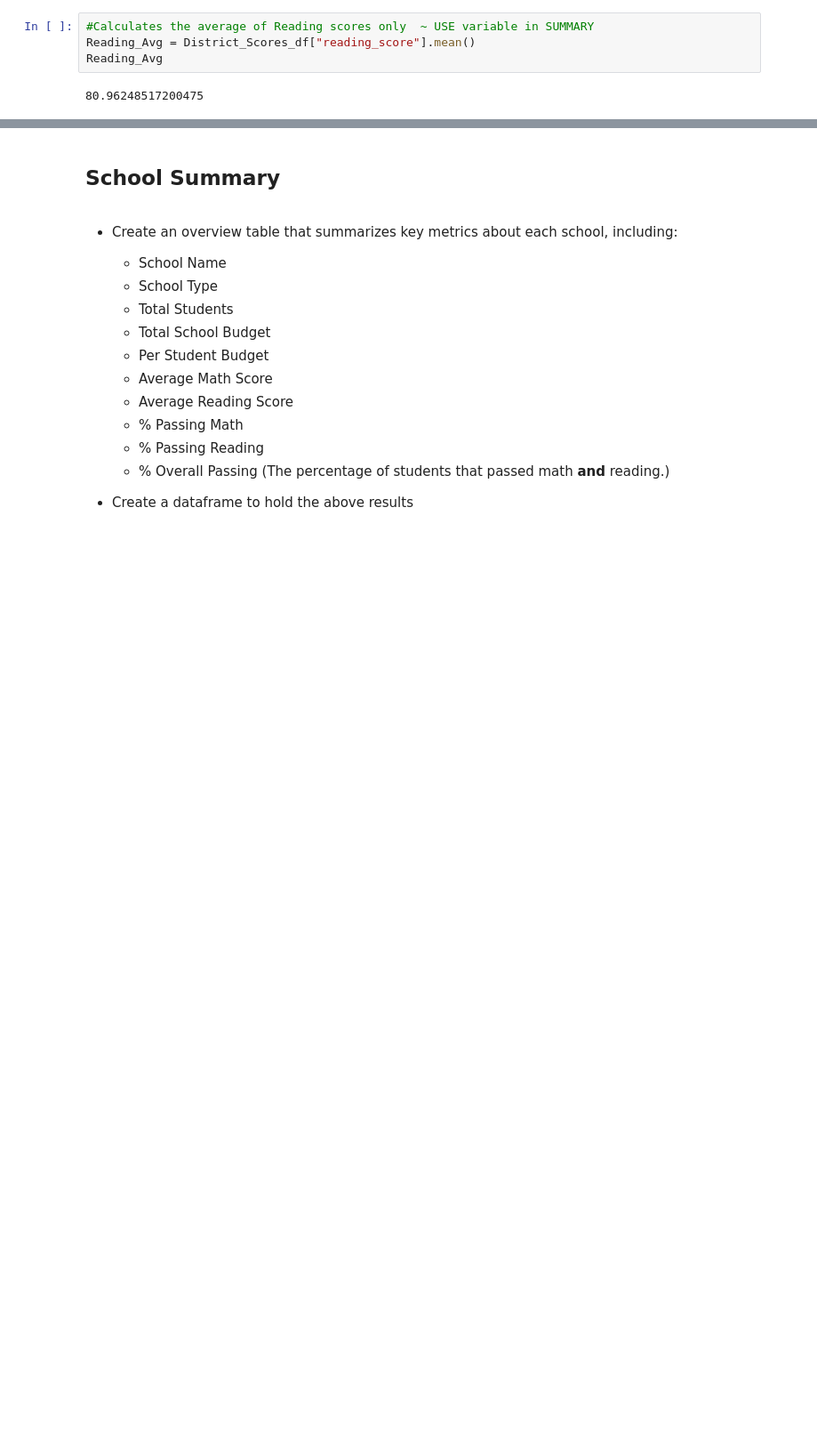
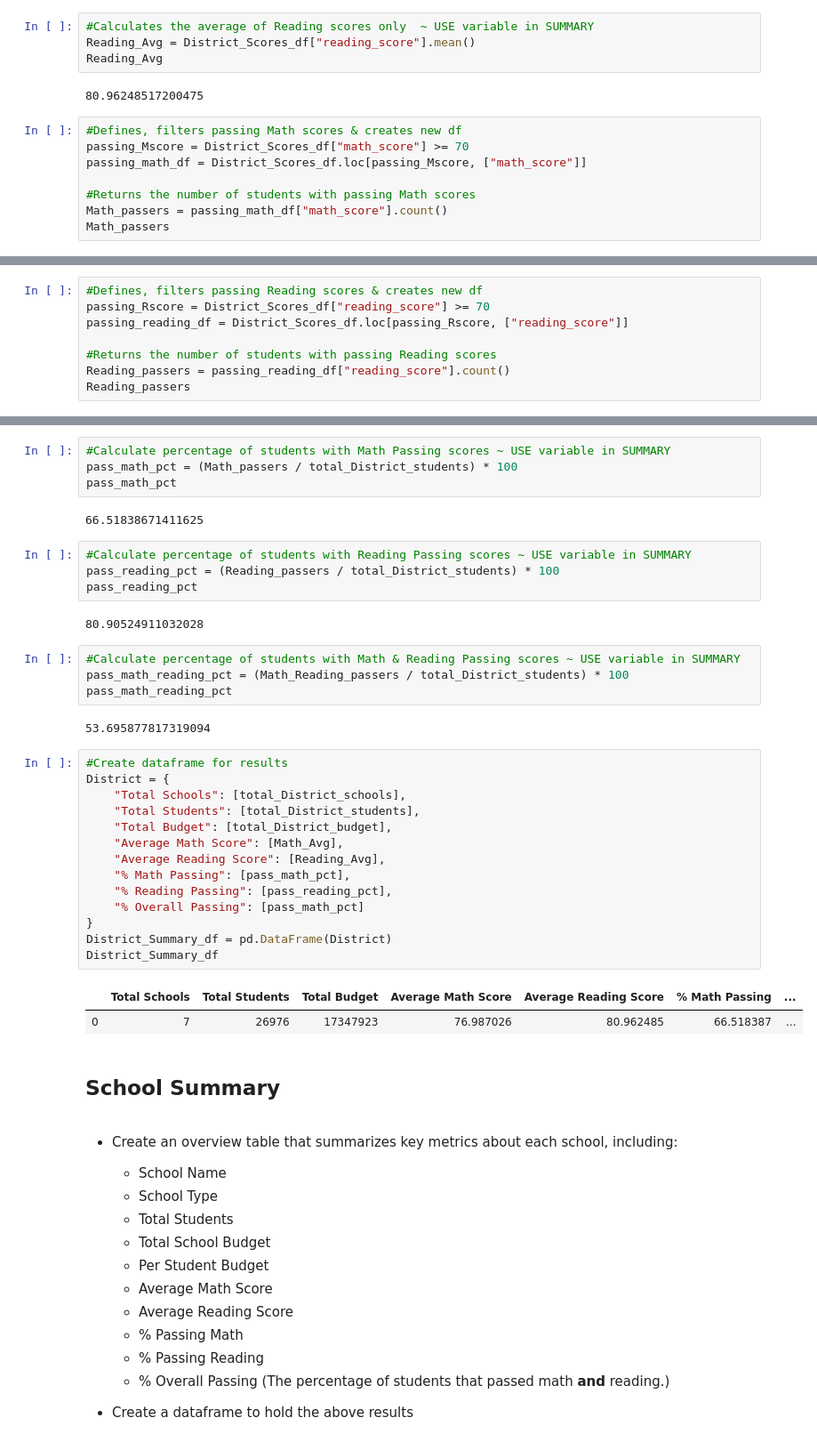
Before and after one commit to kfmatovic716/Pandas-challenge, a Jupyter notebook: PyCitySchools/PyCitySchools_starter.ipynb, the cells around one changed output, grey strips where cells are left out. Shown at 89% size. Drawn from its saved outputs; the diff is of its cells as text; blank space fills up the shorter version.

Commit message:
Finished District Summary

```diff
--- a/PyCitySchools/PyCitySchools_starter.ipynb
+++ b/PyCitySchools/PyCitySchools_starter.ipynb
@@ -154,3 +154,11 @@ Reading_Avg = District_Scores_df["reading_score"].mean()
 Reading_Avg
 # %% [output]
 80.96248517200475
+# %%
+#Defines, filters passing Math scores & creates new df
+passing_Mscore = District_Scores_df["math_score"] >= 70
+passing_math_df = District_Scores_df.loc[passing_Mscore, ["math_score"]]
+
+#Returns the number of students with passing Math scores
+Math_passers = passing_math_df["math_score"].count()
+Math_passers
@@ -156,0 +167,8 @@ Reading_Avg
+# %%
+#Defines, filters passing Reading scores & creates new df
+passing_Rscore = District_Scores_df["reading_score"] >= 70
+passing_reading_df = District_Scores_df.loc[passing_Rscore, ["reading_score"]]
+
+#Returns the number of students with passing Reading scores
+Reading_passers = passing_reading_df["reading_score"].count()
+Reading_passers
@@ -157,3 +187,38 @@ Reading_Avg
+# %%
+#Calculate percentage of students with Math Passing scores ~ USE variable in SUMMARY
+pass_math_pct = (Math_passers / total_District_students) * 100
+pass_math_pct
+# %% [output]
+66.51838671411625
+# %%
+#Calculate percentage of students with Reading Passing scores ~ USE variable in SUMMARY
+pass_reading_pct = (Reading_passers / total_District_students) * 100
+pass_reading_pct
+# %% [output]
+80.90524911032028
+# %%
+#Calculate percentage of students with Math & Reading Passing scores ~ USE variable in SUMMARY
+pass_math_reading_pct = (Math_Reading_passers / total_District_students) * 100
+pass_math_reading_pct
+# %% [output]
+53.695877817319094
+# %%
+#Create dataframe for results
+District = {
+    "Total Schools": [total_District_schools],
+    "Total Students": [total_District_students],
+    "Total Budget": [total_District_budget],
+    "Average Math Score": [Math_Avg],
+    "Average Reading Score": [Reading_Avg],
+    "% Math Passing": [pass_math_pct],
+    "% Reading Passing": [pass_reading_pct],
+    "% Overall Passing": [pass_math_pct]
+}
+District_Summary_df = pd.DataFrame(District)
+District_Summary_df
+# %% [output]
+|  | Total Schools | Total Students | Total Budget | Average Math Score | Average Reading Score | % Math Passing | ... |
+| 0 | 7 | 26976 | 17347923 | 76.987026 | 80.962485 | 66.518387 | ... |
 # %% [markdown]
 ## School Summary
 # %% [markdown]
```
Also changed, not shown: parts of 4 cells of this notebook.
